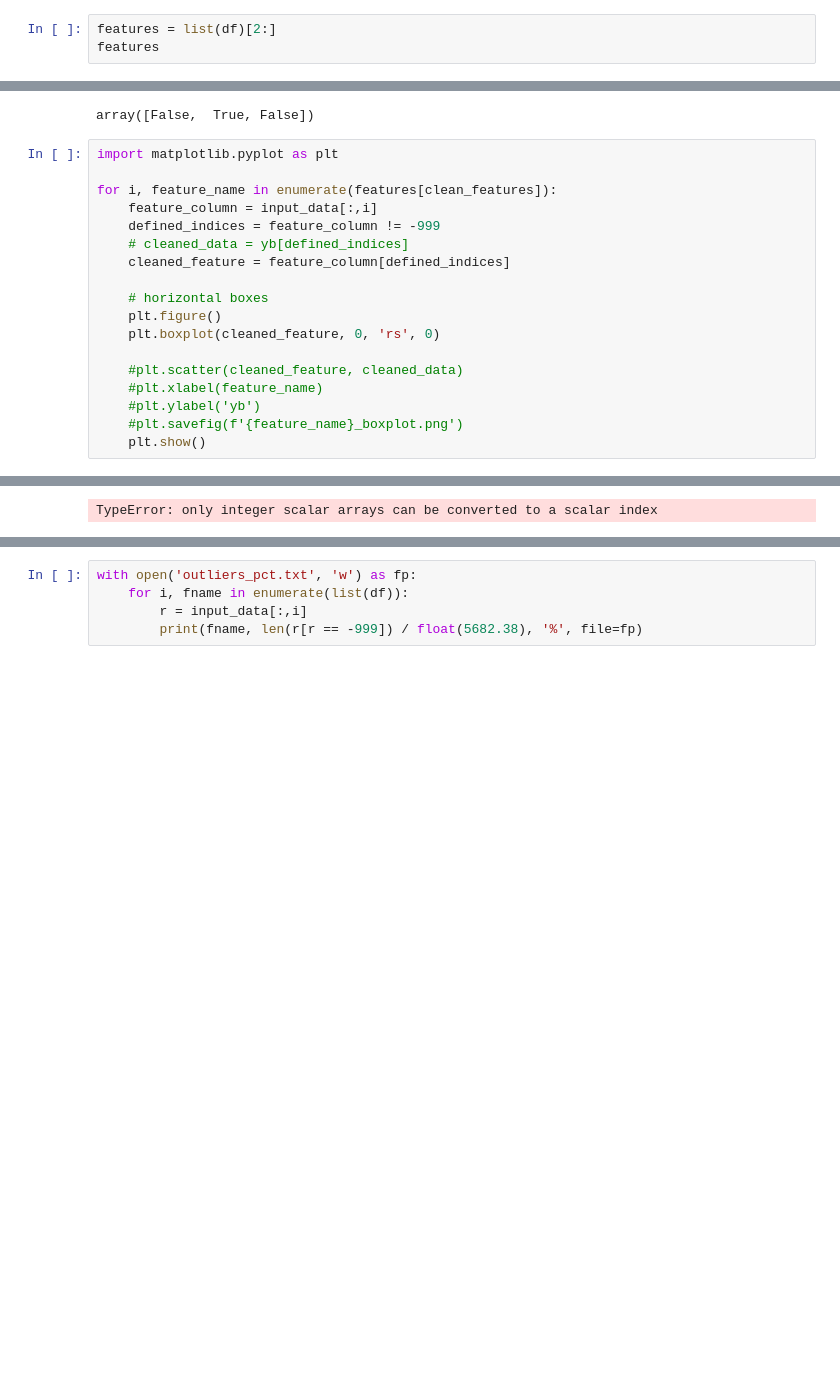
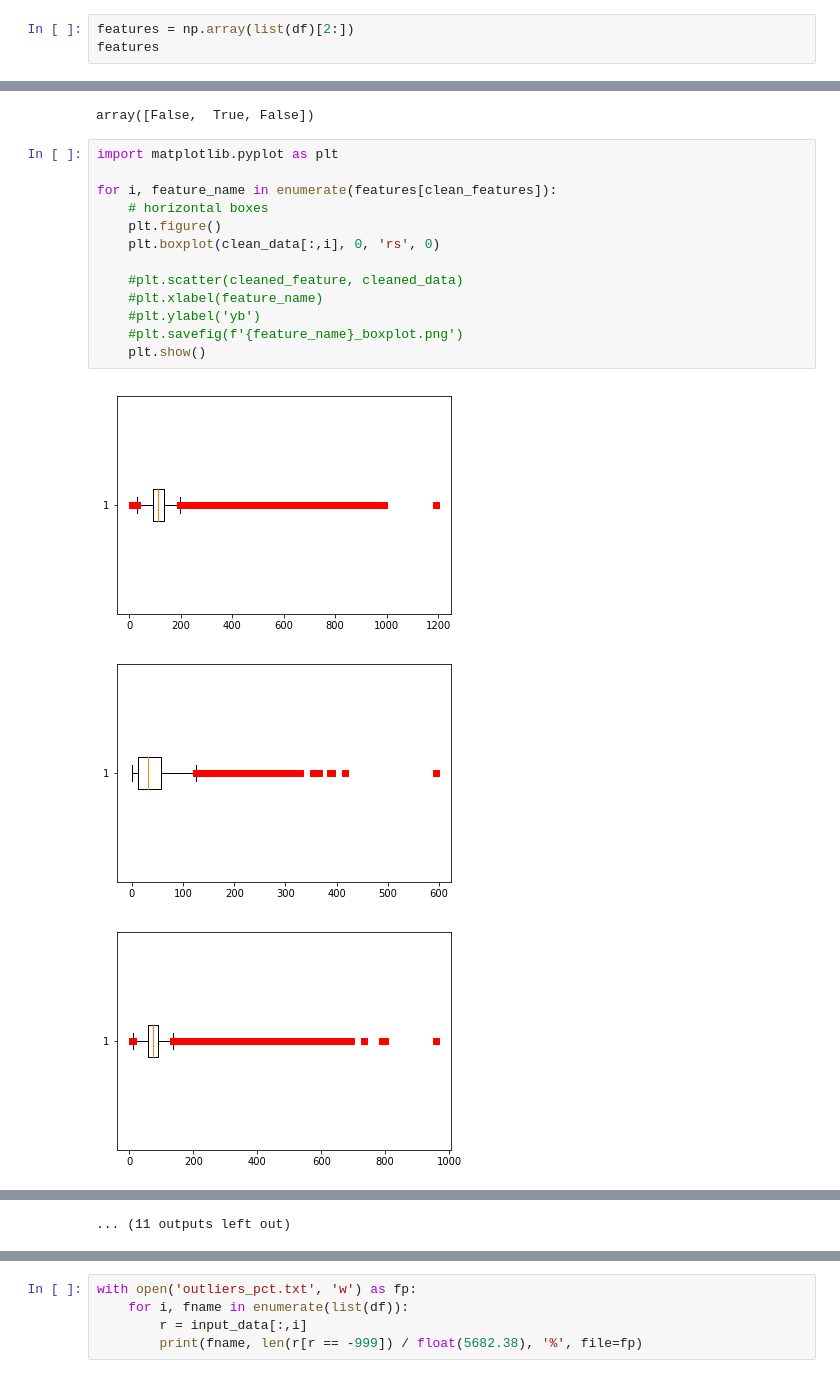
Before and after one commit to jheitmann/ML_course, a Jupyter notebook: projects/project1/scripts/feature-distribution.ipynb, the cells around one changed output, grey strips where cells are left out. Saved outputs shown, nothing was run; the diff lists cells and outputs as text; blank space fills up the shorter version.

Commit message:
Cleaned data and analysis

```diff
--- a/projects/project1/scripts/feature-distribution.ipynb
+++ b/projects/project1/scripts/feature-distribution.ipynb
@@ -31,6 +31,6 @@ df.head
 
 [10 rows x 32 columns]>
 # %%
-features = list(df)[2:]
+features = np.array(list(df)[2:])
 features
 # %% [output]
@@ -94,19 +95,17 @@ array([False,  True, False])
 # %%
 import matplotlib.pyplot as plt
 
 for i, feature_name in enumerate(features[clean_features]):
-    feature_column = input_data[:,i]
-    defined_indices = feature_column != -999
-    # cleaned_data = yb[defined_indices]
-    cleaned_feature = feature_column[defined_indices]
-
     # horizontal boxes
     plt.figure()
-    plt.boxplot(cleaned_feature, 0, 'rs', 0)
+    plt.boxplot(clean_data[:,i], 0, 'rs', 0)
 
     #plt.scatter(cleaned_feature, cleaned_data)
     #plt.xlabel(feature_name)
     #plt.ylabel('yb')
     #plt.savefig(f'{feature_name}_boxplot.png')
     plt.show()
 # %% [output]
+[figure, added]
+[figure, added]
+[figure, added]
@@ -113 +121 @@ for i, feature_name in enumerate(features[clean_features]):
-TypeError: only integer scalar arrays can be converted to a scalar index
+... (11 outputs left out)
```
Also changed, not shown: parts of 8 cells of this notebook, 2 other files.
